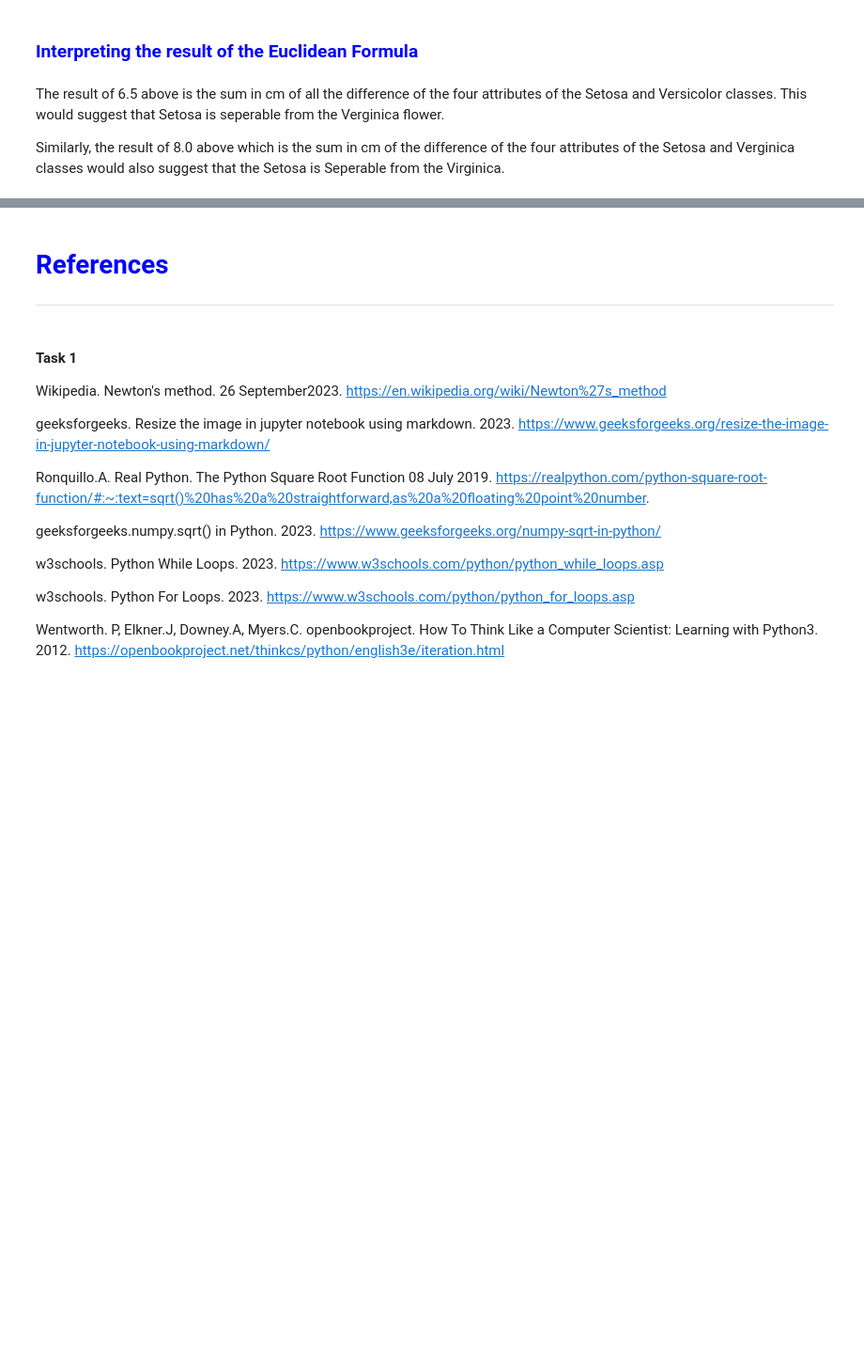
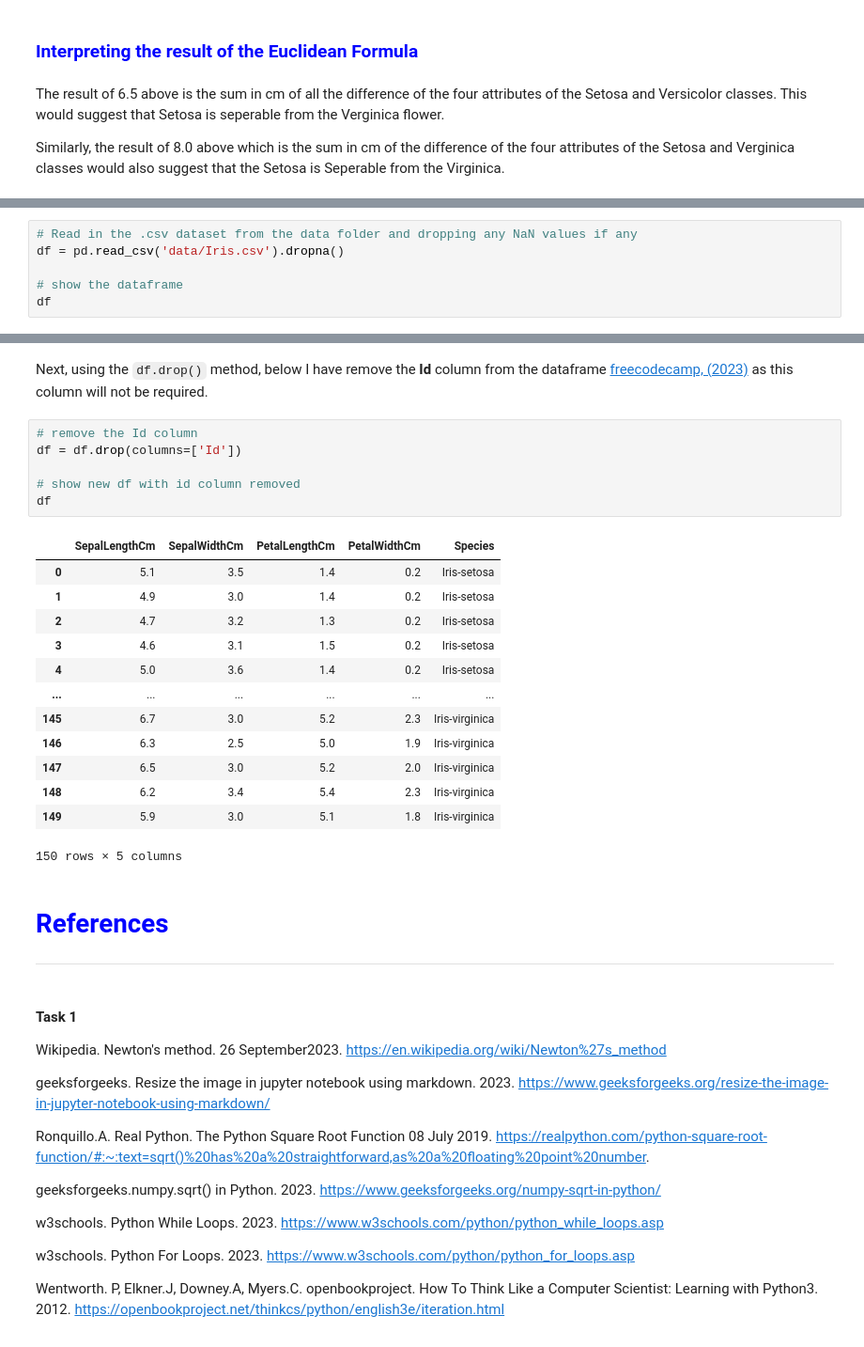
Before and after one commit to OCorry/machine_learning_and_statistics_2023, a Jupyter notebook: tasks.ipynb, the cells around one changed output, grey strips where cells are left out. Shown: that part at 94% size. Cells and saved outputs as stored; diff of their text form; blank space fills up the shorter version.

Commit message:
task 5-intro,read in dataset and removed id column

```diff
--- a/tasks.ipynb
+++ b/tasks.ipynb
@@ -919,0 +941,6 @@ Similarly, the result of 8.0 above which is the sum in cm of the difference of t
+# %%
+# Read in the .csv dataset from the data folder and dropping any NaN values if any
+df = pd.read_csv('data/Iris.csv').dropna()
+
+# show the dataframe
+df
@@ -920,3 +961,25 @@ Similarly, the result of 8.0 above which is the sum in cm of the difference of t
+# %% [markdown]
+Next, using the ``df.drop()`` method, below I have remove the **Id** column from the dataframe [freecodecamp, (2023)](https://www.freecodecamp.org/news/dataframe-drop-column-in-pandas-how-to-remove-columns-from-dataframes/) as this column will not be required.
+# %%
+# remove the Id column
+df = df.drop(columns=['Id'])
+
+# show new df with id column removed
+df
+# %% [output]
+|  | SepalLengthCm | SepalWidthCm | PetalLengthCm | PetalWidthCm | Species |
+| 0 | 5.1 | 3.5 | 1.4 | 0.2 | Iris-setosa |
+| 1 | 4.9 | 3.0 | 1.4 | 0.2 | Iris-setosa |
+| 2 | 4.7 | 3.2 | 1.3 | 0.2 | Iris-setosa |
+| 3 | 4.6 | 3.1 | 1.5 | 0.2 | Iris-setosa |
+| 4 | 5.0 | 3.6 | 1.4 | 0.2 | Iris-setosa |
+| ... | ... | ... | ... | ... | ... |
+| 145 | 6.7 | 3.0 | 5.2 | 2.3 | Iris-virginica |
+| 146 | 6.3 | 2.5 | 5.0 | 1.9 | Iris-virginica |
+| 147 | 6.5 | 3.0 | 5.2 | 2.0 | Iris-virginica |
+| 148 | 6.2 | 3.4 | 5.4 | 2.3 | Iris-virginica |
+| 149 | 5.9 | 3.0 | 5.1 | 1.8 | Iris-virginica |
+150 rows × 5 columns
 # %% [markdown]
 # **<span style="color:blue"> References </span>**
 ***
```
Also changed, not shown: parts of 8 cells of this notebook.
